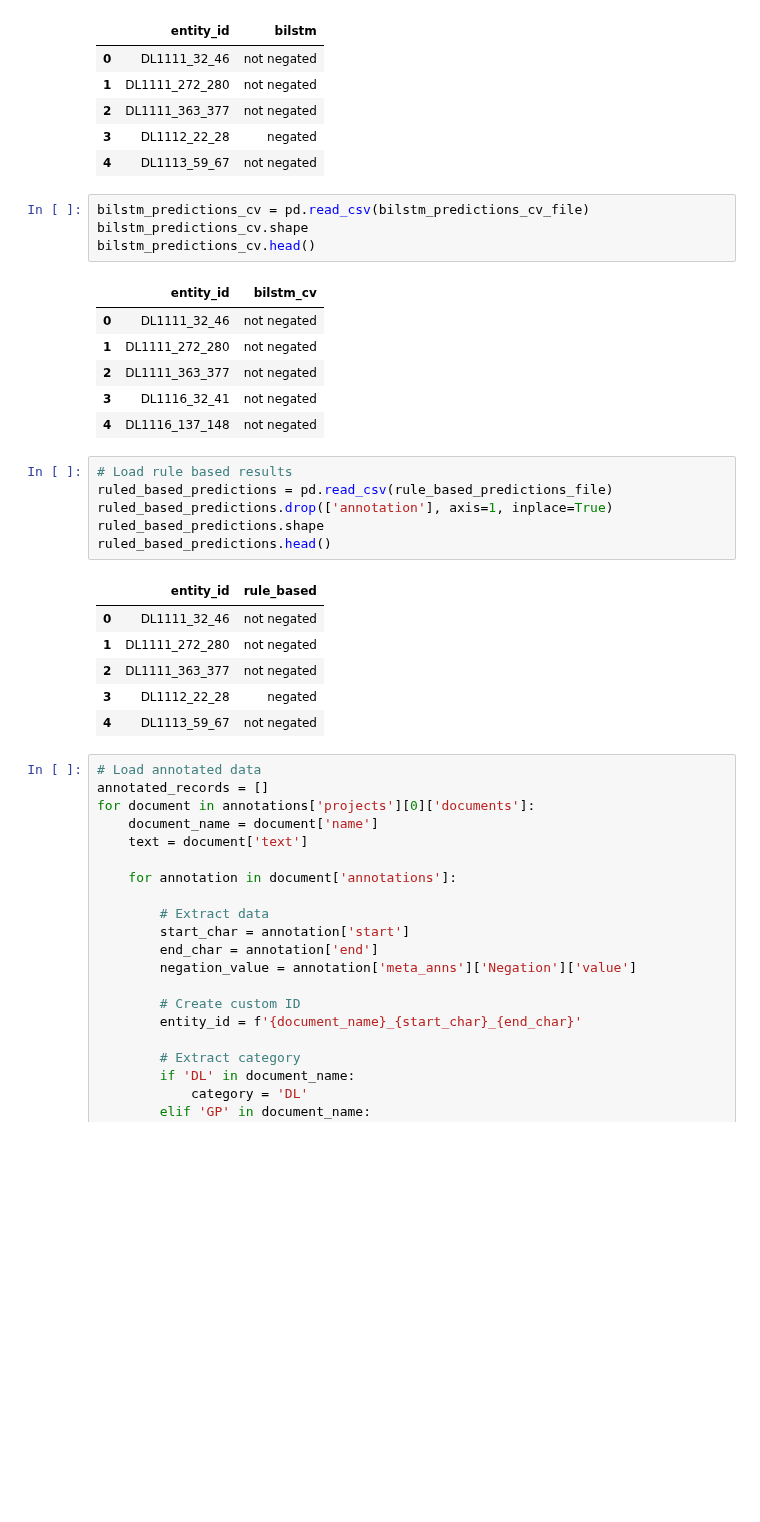
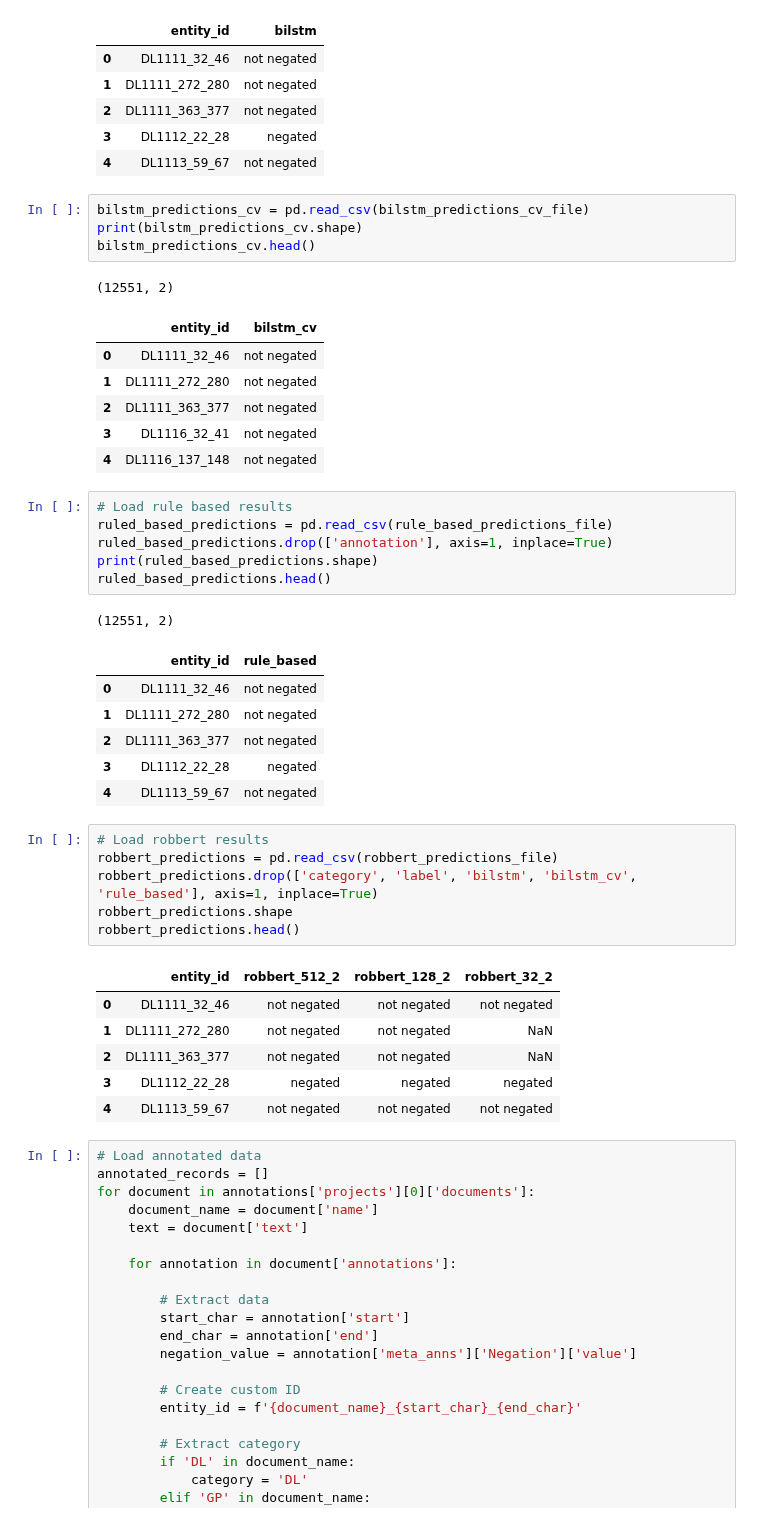
Before and after one commit to umcu/negation-detection, a Jupyter notebook: 01_general_evaluation.ipynb, the cells around one changed output. Cells and saved outputs as stored; diff of their text form; blank space fills up the shorter version.

```diff
--- a/01_general_evaluation.ipynb
+++ b/01_general_evaluation.ipynb
@@ -35,9 +36,10 @@ bilstm_predictions.head()
 | 4 | DL1113_59_67 | not negated |
 # %%
 bilstm_predictions_cv = pd.read_csv(bilstm_predictions_cv_file)
-bilstm_predictions_cv.shape
+print(bilstm_predictions_cv.shape)
 bilstm_predictions_cv.head()
 # %% [output]
+(12551, 2)
 |  | entity_id | bilstm_cv |
 | 0 | DL1111_32_46 | not negated |
 | 1 | DL1111_272_280 | not negated |
@@ -48,15 +50,29 @@ bilstm_predictions_cv.head()
 # Load rule based results
 ruled_based_predictions = pd.read_csv(rule_based_predictions_file)
 ruled_based_predictions.drop(['annotation'], axis=1, inplace=True)
-ruled_based_predictions.shape
+print(ruled_based_predictions.shape)
 ruled_based_predictions.head()
 # %% [output]
+(12551, 2)
 |  | entity_id | rule_based |
 | 0 | DL1111_32_46 | not negated |
 | 1 | DL1111_272_280 | not negated |
 | 2 | DL1111_363_377 | not negated |
 | 3 | DL1112_22_28 | negated |
 | 4 | DL1113_59_67 | not negated |
+# %%
+# Load robbert results
+robbert_predictions = pd.read_csv(robbert_predictions_file)
+robbert_predictions.drop(['category', 'label', 'bilstm', 'bilstm_cv', 'rule_based'], axis=1, inplace=True)
+robbert_predictions.shape
+robbert_predictions.head()
+# %% [output]
+|  | entity_id | robbert_512_2 | robbert_128_2 | robbert_32_2 |
+| 0 | DL1111_32_46 | not negated | not negated | not negated |
+| 1 | DL1111_272_280 | not negated | not negated | NaN |
+| 2 | DL1111_363_377 | not negated | not negated | NaN |
+| 3 | DL1112_22_28 | negated | negated | negated |
+| 4 | DL1113_59_67 | not negated | not negated | not negated |
 # %%
 # Load annotated data
 annotated_records = []
```
Also changed, not shown: parts of 11 cells of this notebook, 1 other file.
